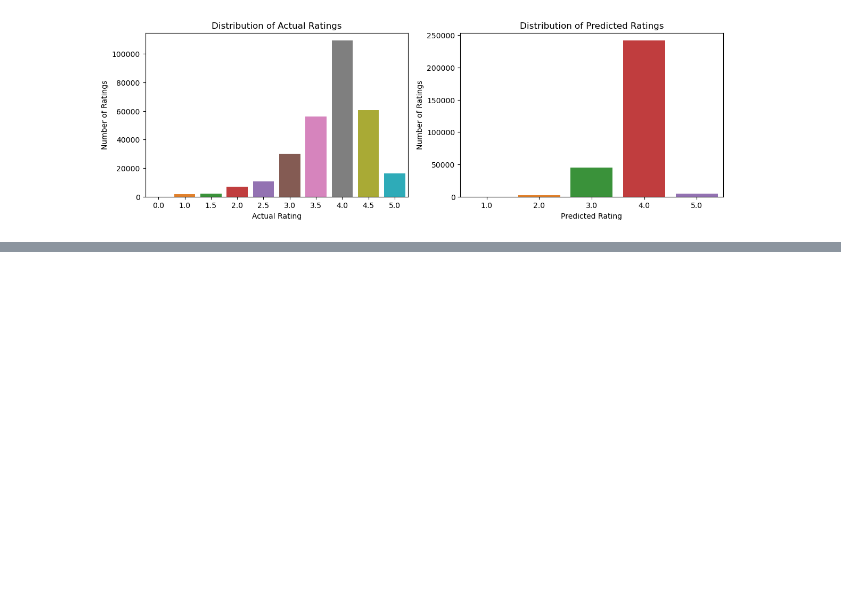
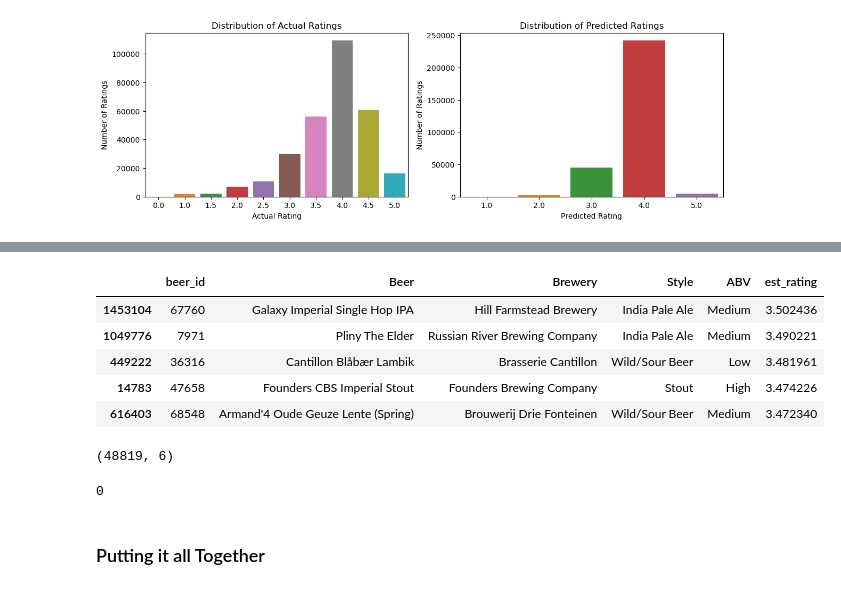
Before and after one commit to ashlidougherty/Beer-Recommender, a Jupyter notebook: CollabFiltering.ipynb, the cells around one changed output, grey strips where cells are left out. Cells and saved outputs as stored; diff of their text form; code cells hidden in the pictures; blank space fills up the shorter version.

```diff
--- a/CollabFiltering.ipynb
+++ b/CollabFiltering.ipynb
@@ -509,0 +493,9 @@ KeyError: '10108'
+# %%
+#creating rating data
+user_df = df.copy()
+user_df.drop(columns=['brewery_id', 'brewery_name', 'review_overall', 'beer_style',
+                     'beer_name', 'beer_abv'], inplace=True)
+
+user_df.rename(columns={'user_id': 'UserID'}, inplace=True)
+user_df.set_index('UserID', inplace=True)
+user_df.head()
@@ -509,0 +512,4 @@ KeyError: '10108'
+# %%
+# user will need to input their id and how many recs they want
+user = int(input('UserID: '))
+n_recs = int(input('How many recommendations? '))
@@ -509,0 +519,11 @@ KeyError: '10108'
+# %%
+# list of beers that reviews have already reviewed
+have_reviewed = list(user_df.loc[user, 'beer_id'])
+# %%
+# Creating new dataframe from display_df to subset based on already reviewed eBooks
+not_reviewed = display_df.copy()
+# Dropping indexes (beer_id) that correspond to already reviewed beers
+not_reviewed.drop(have_reviewed, inplace=True)
+# Reset index to pull out asin as a seperate column
+not_reviewed.reset_index(inplace=True)
+not_reviewed.head()
@@ -509,0 +537,25 @@ KeyError: '10108'
+# %%
+# get estimated ratings for each user
+not_reviewed['est_rating'] = not_reviewed['beer_id'].apply(lambda x: nmf_gs_model.predict(user, x).est)
+
+# sort results with highest ratings at top, beers are reviewed more than once so duplicates are dropped
+not_reviewed.sort_values(by='est_rating', ascending=False, inplace=True)
+not_reviewed.drop_duplicates(keep='first', inplace=True)
+not_reviewed.head()
+# %% [output]
+|  | beer_id | Beer | Brewery | Style | ABV | est_rating |
+| 1453104 | 67760 | Galaxy Imperial Single Hop IPA | Hill Farmstead Brewery | India Pale Ale | Medium | 3.502436 |
+| 1049776 | 7971 | Pliny The Elder | Russian River Brewing Company | India Pale Ale | Medium | 3.490221 |
+| 449222 | 36316 | Cantillon Blåbær Lambik | Brasserie Cantillon | Wild/Sour Beer | Low | 3.481961 |
+| 14783 | 47658 | Founders CBS Imperial Stout | Founders Brewing Company | Stout | High | 3.474226 |
+| 616403 | 68548 | Armand'4 Oude Geuze Lente (Spring) | Brouwerij Drie Fonteinen | Wild/Sour Beer | Medium | 3.472340 |
+# %%
+not_reviewed.shape
+# %% [output]
+(48819, 6)
+# %%
+not_reviewed.duplicated().sum()
+# %% [output]
+0
+# %% [markdown]
+### Putting it all Together
```
Also changed, not shown: parts of 43 cells of this notebook.
